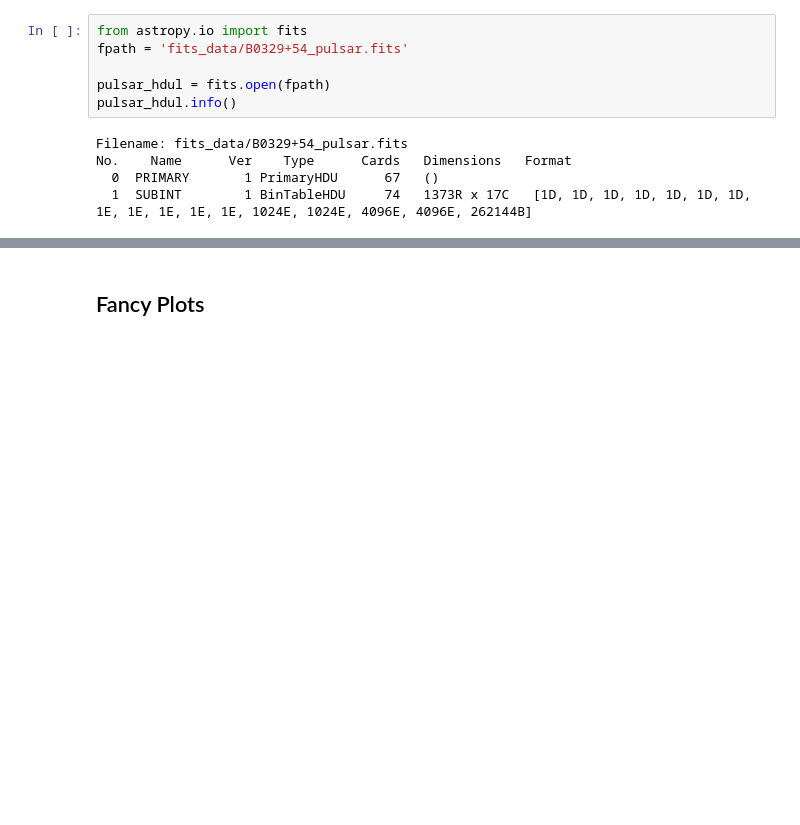
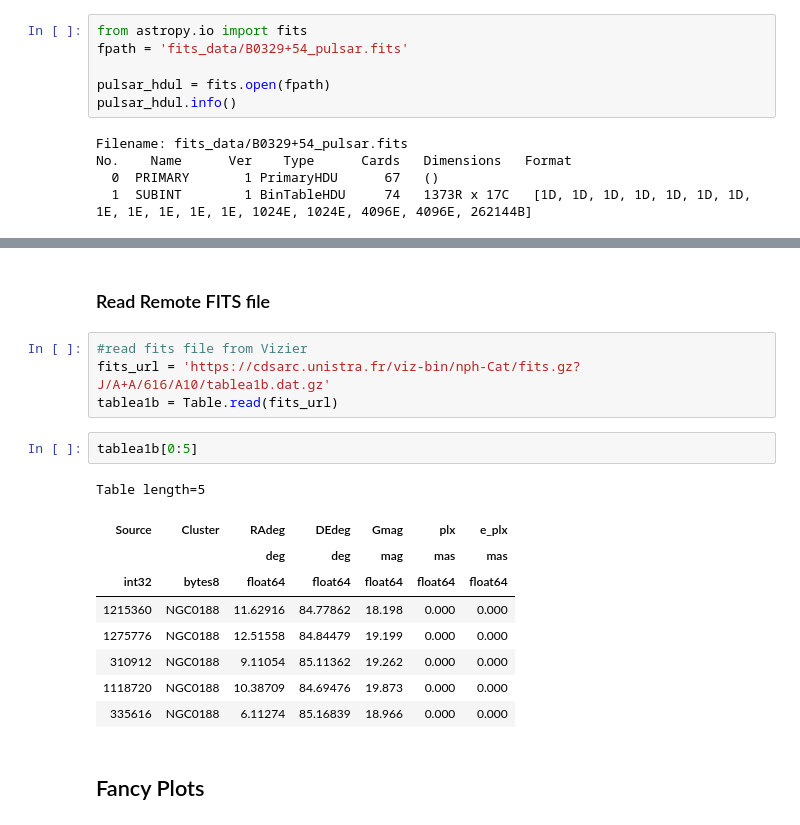
Before and after one commit to Dishwasha/cas-tau, a Jupyter notebook: AstropyTutorial.ipynb, the cells around one changed output, grey strips where cells are left out. Drawn from its saved outputs; the diff is of its cells as text; blank space fills up the shorter version.

```diff
--- a/AstropyTutorial.ipynb
+++ b/AstropyTutorial.ipynb
@@ -286,3 +298,21 @@ Row index=0
+# %% [markdown]
+### Read Remote FITS file
+# %%
+#read fits file from Vizier
+fits_url = 'https://cdsarc.unistra.fr/viz-bin/nph-Cat/fits.gz?J/A+A/616/A10/tablea1b.dat.gz'
+tablea1b = Table.read(fits_url)
+# %%
+tablea1b[0:5]
+# %% [output]
+Table length=5
+| Source | Cluster | RAdeg | DEdeg | Gmag | plx | e_plx |
+|  |  | deg | deg | mag | mas | mas |
+| int32 | bytes8 | float64 | float64 | float64 | float64 | float64 |
+| 1215360 | NGC0188 | 11.62916 | 84.77862 | 18.198 | 0.000 | 0.000 |
+| 1275776 | NGC0188 | 12.51558 | 84.84479 | 19.199 | 0.000 | 0.000 |
+| 310912 | NGC0188 | 9.11054 | 85.11362 | 19.262 | 0.000 | 0.000 |
+| 1118720 | NGC0188 | 10.38709 | 84.69476 | 19.873 | 0.000 | 0.000 |
+| 335616 | NGC0188 | 6.11274 | 85.16839 | 18.966 | 0.000 | 0.000 |
 # %% [markdown]
 ## Fancy Plots
 # %%
```
Also changed, not shown: parts of 34 cells of this notebook.
